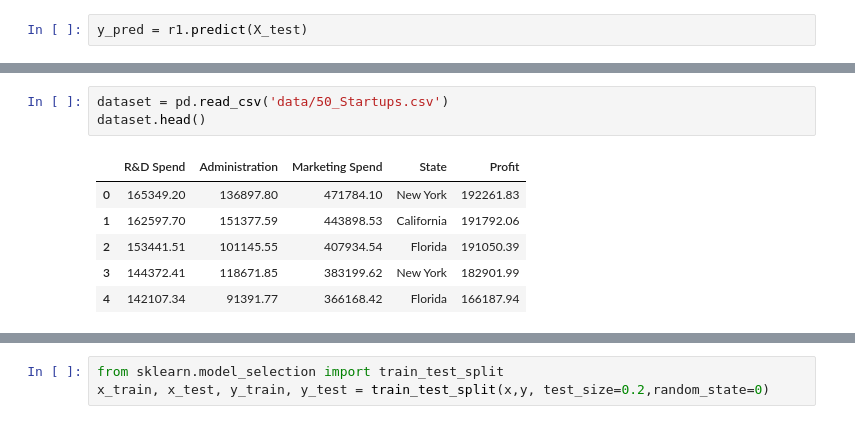
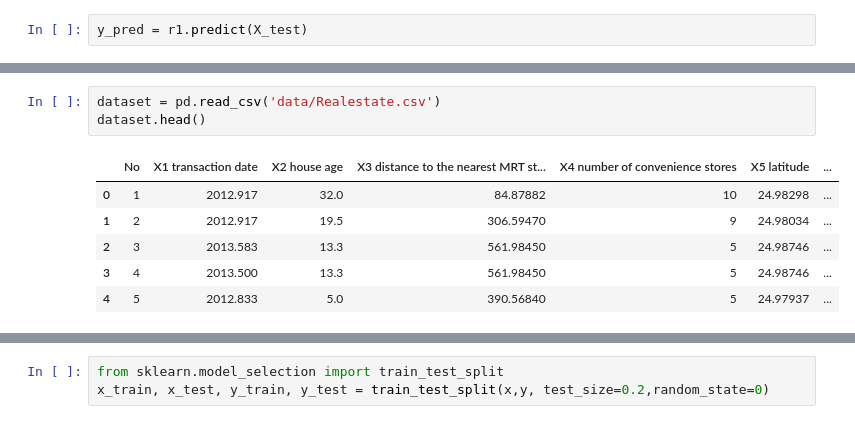
Before and after one commit to kabirnagpal/ML-Track, a Jupyter notebook: week 3.ipynb, the cells around one changed output, grey strips where cells are left out. Saved outputs shown, nothing was run; the diff lists cells and outputs as text.

```diff
--- a/week 3.ipynb
+++ b/week 3.ipynb
@@ -100,10 +98,10 @@ y=b0 + b1x1 + b2x2 +b3x3 ...
 # %%
-dataset = pd.read_csv('data/50_Startups.csv')
+dataset = pd.read_csv('data/Realestate.csv')
 dataset.head()
 # %% [output]
-|  | R&D Spend | Administration | Marketing Spend | State | Profit |
-| 0 | 165349.20 | 136897.80 | 471784.10 | New York | 192261.83 |
-| 1 | 162597.70 | 151377.59 | 443898.53 | California | 191792.06 |
-| 2 | 153441.51 | 101145.55 | 407934.54 | Florida | 191050.39 |
-| 3 | 144372.41 | 118671.85 | 383199.62 | New York | 182901.99 |
-| 4 | 142107.34 | 91391.77 | 366168.42 | Florida | 166187.94 |
+|  | No | X1 transaction date | X2 house age | X3 distance to the nearest MRT st... | X4 number of convenience stores | X5 latitude | ... |
+| 0 | 1 | 2012.917 | 32.0 | 84.87882 | 10 | 24.98298 | ... |
+| 1 | 2 | 2012.917 | 19.5 | 306.59470 | 9 | 24.98034 | ... |
+| 2 | 3 | 2013.583 | 13.3 | 561.98450 | 5 | 24.98746 | ... |
+| 3 | 4 | 2013.500 | 13.3 | 561.98450 | 5 | 24.98746 | ... |
+| 4 | 5 | 2012.833 | 5.0 | 390.56840 | 5 | 24.97937 | ... |
```
Also changed, not shown: parts of 39 cells of this notebook, 5 other files.
